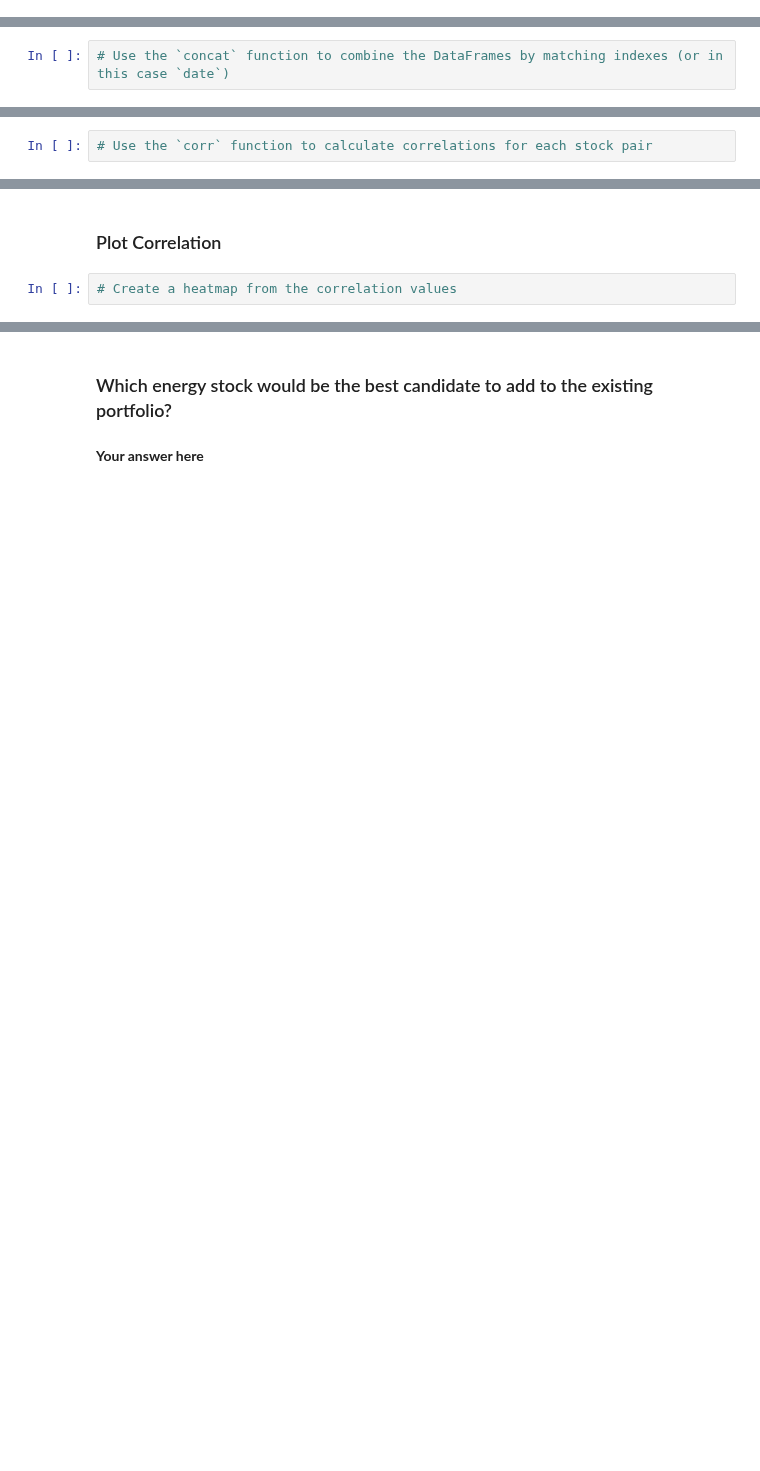
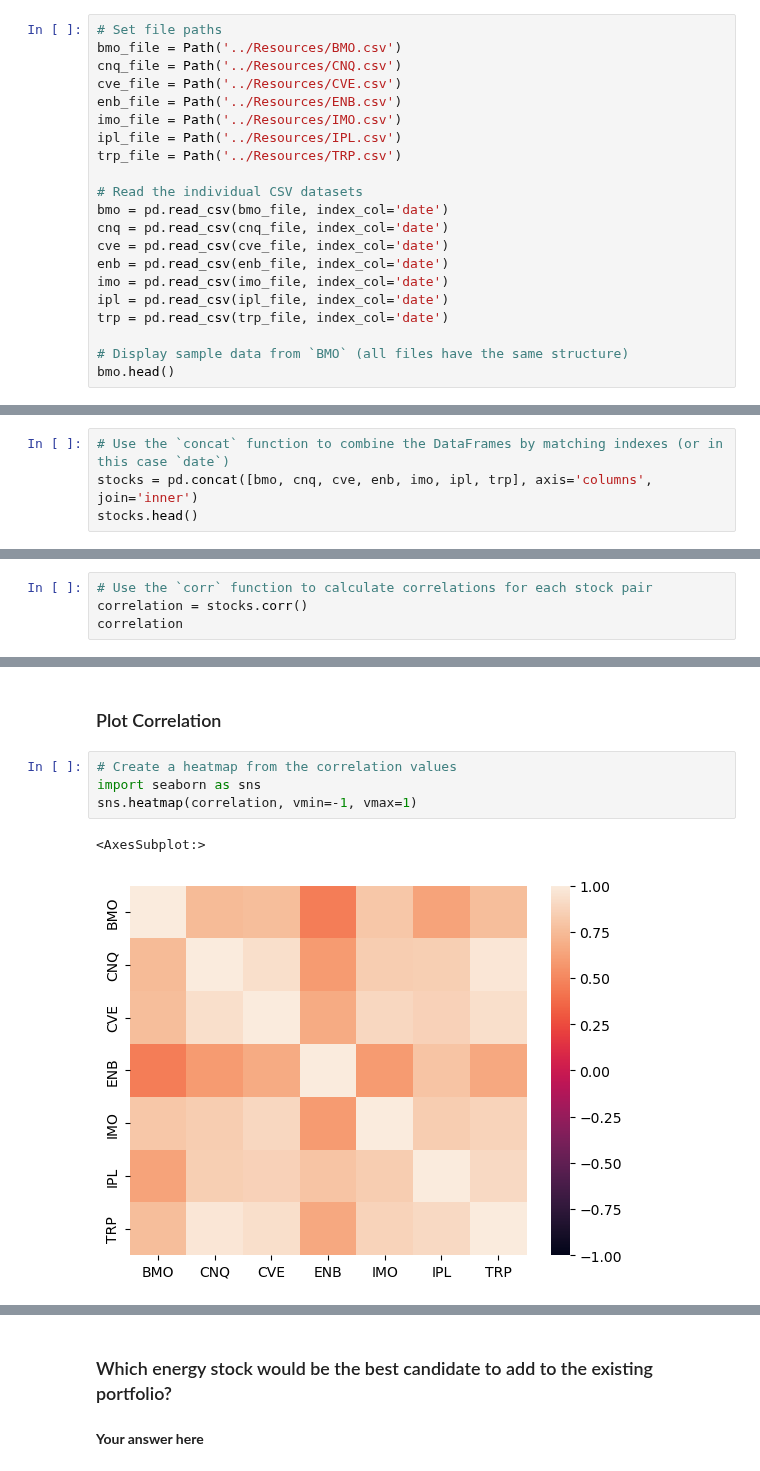
Before and after one commit to juil/fintech-uoftbootcamp, a Jupyter notebook: week04/class1/Class 1 (5 Dec)/Activities/02-Stu_Correlation/Unsolved/diversification.ipynb, the cells around one changed output, grey strips where cells are left out. Drawn from its saved outputs; the diff is of its cells as text; blank space fills up the shorter version.

Commit message:
Find uncorrelated stocks

```diff
--- a/week04/class1/Class 1 (5 Dec)/Activities/02-Stu_Correlation/Unsolved/diversification.ipynb
+++ b/week04/class1/Class 1 (5 Dec)/Activities/02-Stu_Correlation/Unsolved/diversification.ipynb
@@ -25,0 +19,21 @@ bmo_df.head()
+# %%
+# Set file paths
+bmo_file = Path('../Resources/BMO.csv')
+cnq_file = Path('../Resources/CNQ.csv')
+cve_file = Path('../Resources/CVE.csv')
+enb_file = Path('../Resources/ENB.csv')
+imo_file = Path('../Resources/IMO.csv')
+ipl_file = Path('../Resources/IPL.csv')
+trp_file = Path('../Resources/TRP.csv')
+
+# Read the individual CSV datasets
+bmo = pd.read_csv(bmo_file, index_col='date')
+cnq = pd.read_csv(cnq_file, index_col='date')
+cve = pd.read_csv(cve_file, index_col='date')
+enb = pd.read_csv(enb_file, index_col='date')
+imo = pd.read_csv(imo_file, index_col='date')
+ipl = pd.read_csv(ipl_file, index_col='date')
+trp = pd.read_csv(trp_file, index_col='date')
+
+# Display sample data from `BMO` (all files have the same structure)
+bmo.head()
@@ -27,3 +49,5 @@ bmo_df.head()
 ### Combine the DataFrames
 # %%
 # Use the `concat` function to combine the DataFrames by matching indexes (or in this case `date`)
+stocks = pd.concat([bmo, cnq, cve, enb, imo, ipl, trp], axis='columns', join='inner')
+stocks.head()
@@ -35,3 +83,5 @@ bmo_df.head()
 ### Calculate Correlation
 # %%
 # Use the `corr` function to calculate correlations for each stock pair
+correlation = stocks.corr()
+correlation
@@ -39,5 +98,10 @@ bmo_df.head()
 ### Plot Correlation
 # %%
 # Create a heatmap from the correlation values
+import seaborn as sns
+sns.heatmap(correlation, vmin=-1, vmax=1)
+# %% [output]
+<AxesSubplot:>
+[figure, added]
 # %%
 # Create a heatmap from the correlation values and adjust the scale
```
Also changed, not shown: parts of 8 cells of this notebook.
